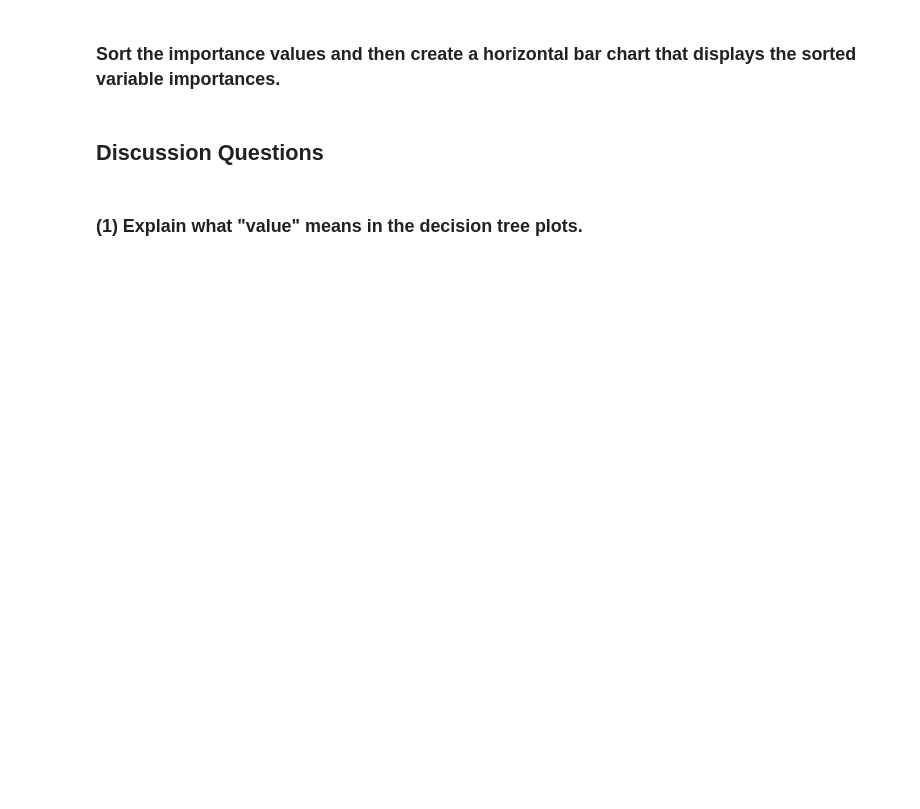
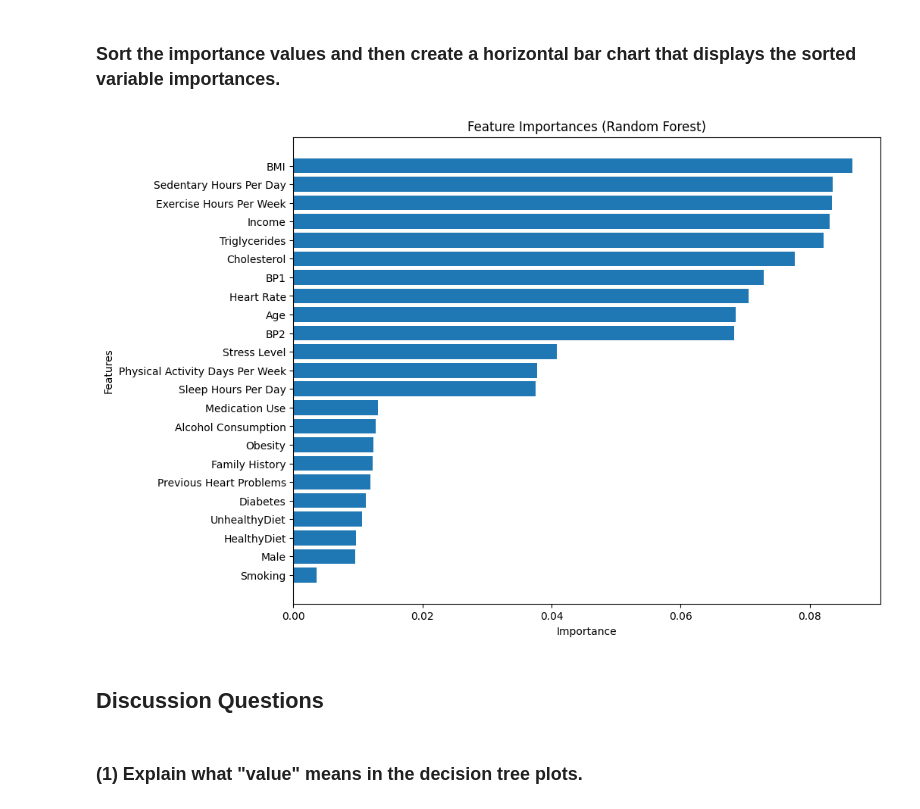
Before and after one commit to Uconn-MattHuang/code_2600, a Jupyter notebook: mod08_rf.ipynb, the cells around one changed output. Saved outputs shown, nothing was run; the diff lists cells and outputs as text; code cells hidden in the pictures; blank space fills up the shorter version.

```diff
--- a/mod08_rf.ipynb
+++ b/mod08_rf.ipynb
@@ -162,4 +242,14 @@ You will be scored according to how well it performs on an unseen holdout set.
 # %%
 # Documentation: https://scikit-learn.org/dev/modules/generated/sklearn.ensemble.RandomForestRegressor.html
 
-rf_better = #fillin
+rf_better = RFC(
+    n_estimators=200,
+    max_depth=None,
+    max_features='sqrt',
+    min_samples_leaf=5,
+    bootstrap=True,
+    oob_score=True,
+    random_state=seed
+)
+
+rf_better.fit(X_train, y_train)
@@ -180,10 +293,17 @@ feature_imp
 # %% [markdown]
 ### Sort the importance values and then create a horizontal bar chart that displays the sorted variable importances.
 # %%
-feature_imp_sorted = #fillin
+feature_imp_sorted = feature_imp.sort_values(by='importance', ascending=True)
 
 # Draw a horizontal bar chart
-#fillin
+plt.figure(figsize=(10,8))
+plt.barh(feature_imp_sorted.index, feature_imp_sorted['importance'])
+plt.xlabel('Importance')
+plt.ylabel('Features')
+plt.title('Feature Importances (Random Forest)')
+plt.show()
+# %% [output]
+[figure, added]
 # %% [markdown]
 ## Discussion Questions
 # %% [markdown]
```
Also changed, not shown: parts of 21 cells of this notebook.
